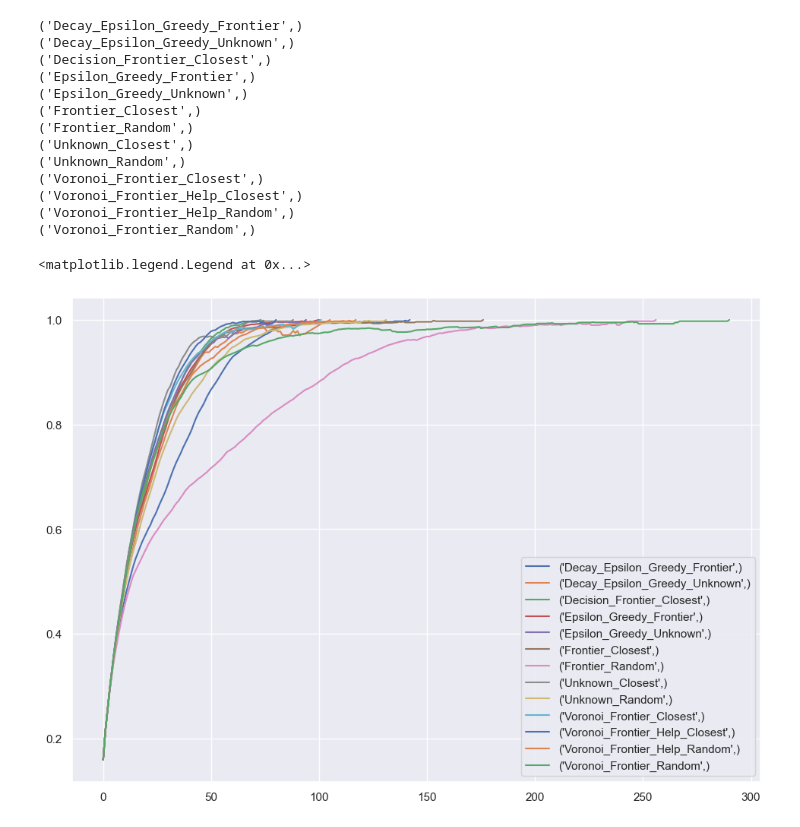
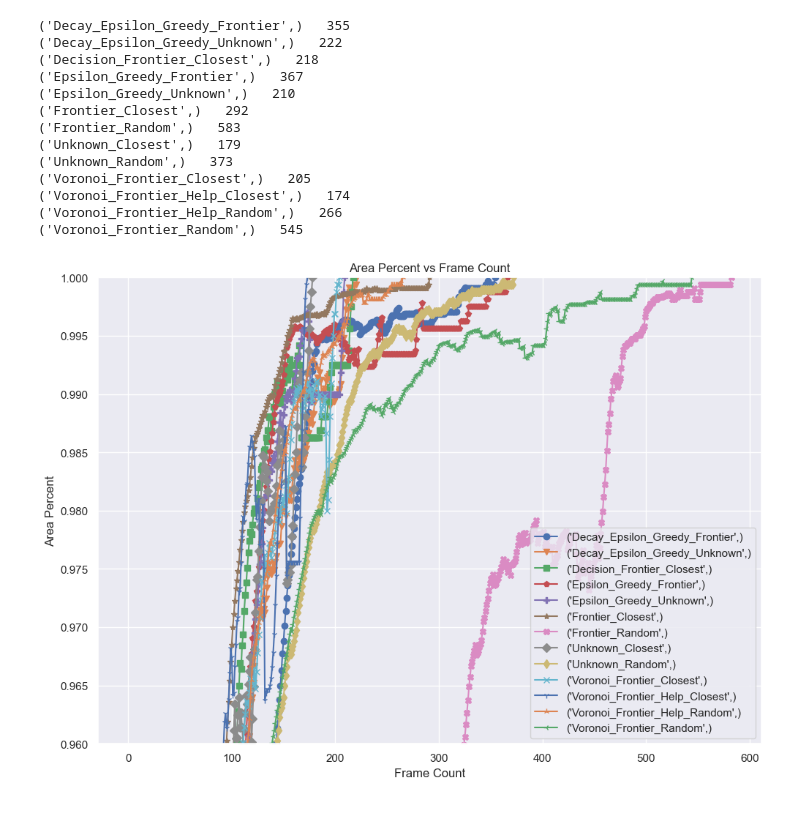
Before and after one commit to DIRECTLab/Multi_Agents_Area_Exploration, a Jupyter notebook: data_analysis/read_data.ipynb, the cells around one changed output. Saved outputs shown, nothing was run; the diff lists cells and outputs as text; code cells hidden in the pictures.

```diff
--- a/data_analysis/read_data.ipynb
+++ b/data_analysis/read_data.ipynb
@@ -89,25 +127,49 @@ sns.scatterplot(data=all_df, x="frame_count", y="area_percent", hue="method", st
-# %%
-for group_name, group in all_df.groupby(['method']):
-    print(group_name)
-    count_group = group.groupby(['frame_count'])
-    # count_group['area_percent'].mean().plot(label=group_name)
-    plt.plot( count_group['area_percent'].mean(), label=group_name)
-    # plt.plot(group['frame_count'], group['area_percent'], label=group_name)
-
-plt.legend()
-# %% [output]
-('Decay_Epsilon_Greedy_Frontier',)
-('Decay_Epsilon_Greedy_Unknown',)
-('Decision_Frontier_Closest',)
-('Epsilon_Greedy_Frontier',)
-('Epsilon_Greedy_Unknown',)
-('Frontier_Closest',)
-('Frontier_Random',)
-('Unknown_Closest',)
-('Unknown_Random',)
-('Voronoi_Frontier_Closest',)
-('Voronoi_Frontier_Help_Closest',)
-('Voronoi_Frontier_Help_Random',)
-('Voronoi_Frontier_Random',)
-<matplotlib.legend.Legend at 0x...>
-[figure, removed]
+# %%
+# create a unique marker for each method
+markers = ['o', 'v', 's', 'p', 'P', '*', 'X', 'D', 'd', 'x', '1', '2', '3', '4', '8', 'h', 'H', '+', 'x', 'D', 'd', '|', '_']
+
+
+for i,[method, group] in enumerate(all_df.groupby(['method'])):
+
+    # group by 'frame_count' column
+    count_group = group.groupby(['frame_count'])
+
+    # plot mean of 'area_percent' against 'frame_count'
+    # plt.plot( count_group['area_percent'].mean(), label=method, marker=markers[i])
+    x_data =count_group['area_percent'].mean()
+    # x_data[-1]
+    print(method," ", len(x_data))
+    # uniformy sample 1000 data points
+    # x_data =count_group['area_percent'].mean().sample(n=1000, replace=True).sort_values()
+    plt.plot( x_data, label=method, marker=markers[i])
+
+plt.legend()
+
+# set y range
+plt.ylim(0.96, 1)
+# make x axis log scale
+
+# label the x axis
+plt.xlabel('Frame Count')
+# label the y axis
+plt.ylabel('Area Percent')
+
+# set the title
+plt.title('Area Percent vs Frame Count')
+# save the figure
+plt.savefig(f"{root_directory}/data_analysis/plots/area_percent_vs_frame_count.png", dpi=300)
+# %% [output]
+('Decay_Epsilon_Greedy_Frontier',)   355
+('Decay_Epsilon_Greedy_Unknown',)   222
+('Decision_Frontier_Closest',)   218
+('Epsilon_Greedy_Frontier',)   367
+('Epsilon_Greedy_Unknown',)   210
+('Frontier_Closest',)   292
+('Frontier_Random',)   583
+('Unknown_Closest',)   179
+('Unknown_Random',)   373
+('Voronoi_Frontier_Closest',)   205
+('Voronoi_Frontier_Help_Closest',)   174
+('Voronoi_Frontier_Help_Random',)   266
+('Voronoi_Frontier_Random',)   545
+[figure, added]
```
Also changed, not shown: parts of 20 cells of this notebook, 3 other files.
